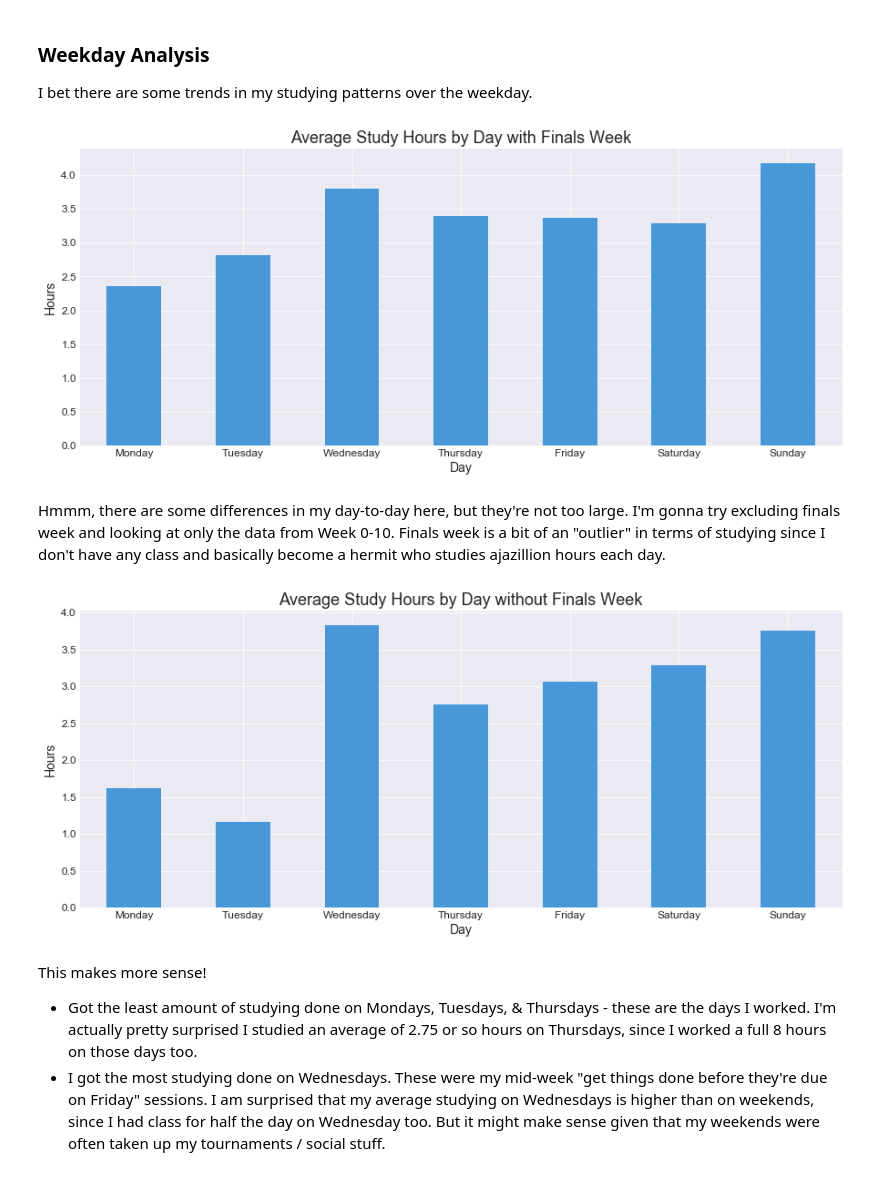
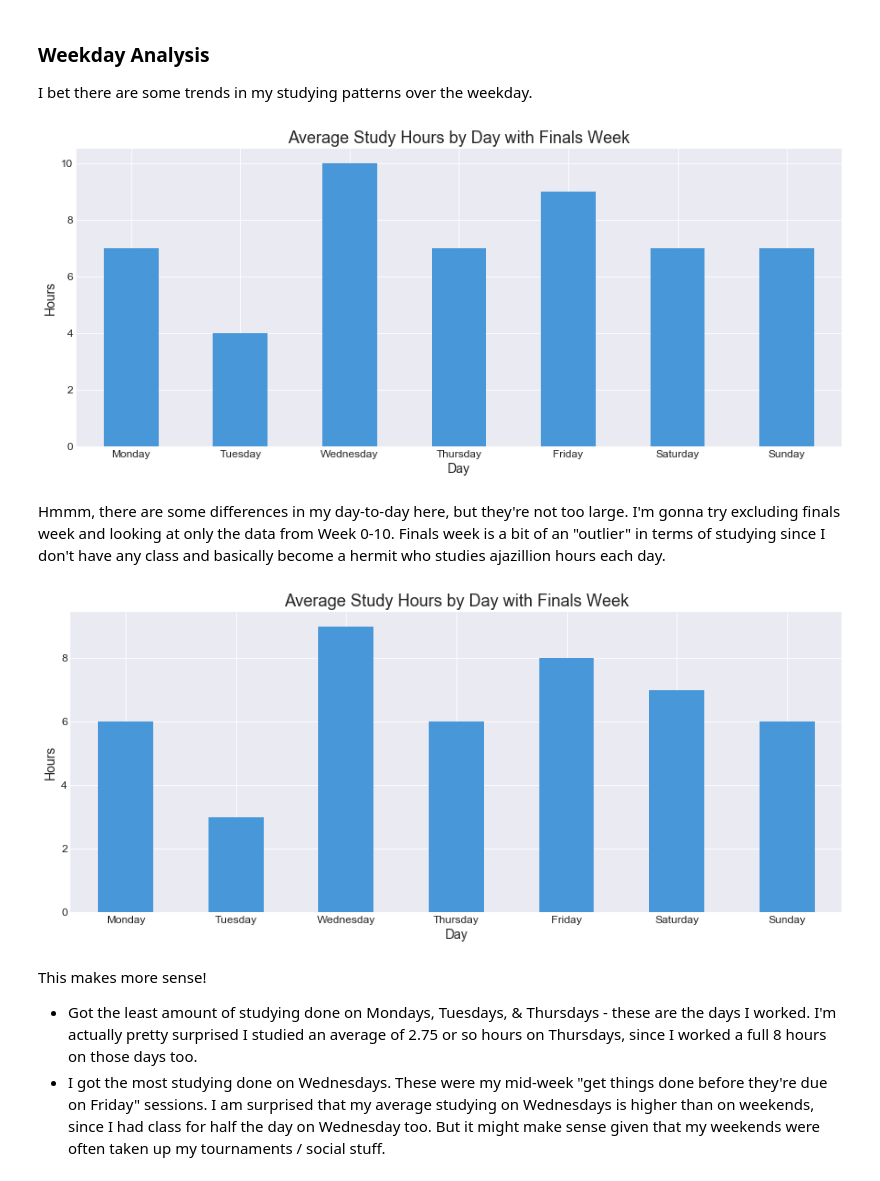
Before and after one commit to ashleyshine/ticktock, a Jupyter notebook: Tracking-Time.ipynb, the cells around one changed output. Cells and saved outputs as stored; diff of their text form; code cells hidden in the pictures.

Commit message:
initial social data analysis

```diff
--- a/Tracking-Time.ipynb
+++ b/Tracking-Time.ipynb
@@ -152,4 +152,14 @@ energetic_colors = np.array(["#4CB5F5", "#B7B8B6", "#34675C", "#B3C100"]) # 11.
 tropical_colors = np.array(["#4897D8", "#FFDB5C", "#FA6E59", "#F8A055"]) # 33. Fun & Tropical
 
 tropical_colors_2 = tropical_colors[[0,2,3]] # FILM TV 6A, MATH 131A, STATS 101A
+# %%
+def create_plot(figsize=(15,6), title="", xlabel="", ylabel=""):
+    """
+    Create matplotlib plot with provided parameters. Returns fig, ax.
+    """
+    fig, ax = plt.subplots(figsize=figsize)
+    ax.set_title(title)
+    ax.set_xlabel(xlabel)
+    ax.set_ylabel(ylabel)
+    return fig, ax
 # %%
@@ -351,45 +336,43 @@ plt.show()
 
 I bet there are some trends in my studying patterns over the weekday.
 # %%
-def group_by_weekday(df):
+def group_by_weekday(df, function="size"):
     """
-    Return Series with data grouped by weekday. Takes mean of 'total_time' column.
+    Return dataframe with data grouped by weekday using function.
     Params:
-        df: Series with dates as index and 'total_time' column.
+        df: Series with dates as index.
     """
-    return df.groupby(lambda x: calendar.day_name[x.weekday()], as_index=True).mean()
+    if function == "mean":
+        result = df.groupby(lambda x: calendar.day_name[x.weekday()], as_index=True).mean()
+    elif function == "size":
+        result = df.groupby(lambda x: calendar.day_name[x.weekday()], as_index=True).size()
+    return result
 # %%
 # reindex by weekday name to get correct order of Monday - Sunday
 studying_by_weekday = group_by_weekday(all_studying_data).reindex(calendar.day_name)
 # %%
-fig, ax = plt.subplots(figsize=(15, 6))
+fig, ax = create_plot(title="Average Study Hours by Day with Finals Week", xlabel="Day",
+                      ylabel="Hours")
 
 # trying to plot using ax.Bar() was more pain than it was worth trying to order the days
 studying_by_weekday.plot(kind='bar', color=tropical_colors_2[0], rot=0)
 
-ax.set_title("Average Study Hours by Day with Finals Week")
-ax.set_xlabel("Day")
-ax.set_ylabel("Hours")
-
 plt.show()
 # %% [output]
-[figure, old version]
+[figure, new version]
 # %% [markdown]
 Hmmm, there are some differences in my day-to-day here, but they're not too large. I'm gonna try excluding finals week and looking at only the data from Week 0-10. Finals week is a bit of an "outlier" in terms of studying since I don't have any class and basically become a hermit who studies ajazillion hours each day.
 # %%
 no_finals = group_by_weekday(all_studying_data[:-6]).reindex(calendar.day_name)
 
-fig, ax = plt.subplots(figsize=(15, 6))
+fig, ax = create_plot(title="Average Study Hours by Day with Finals Week", xlabel="Day",
+                      ylabel="Hours")
 
 no_finals.plot(kind='bar', color=tropical_colors_2[0], rot=0)
 
-ax.set_title("Average Study Hours by Day without Finals Week")
-ax.set_xlabel("Day")
-ax.set_ylabel("Hours")
-
 plt.show()
 # %% [output]
-[figure, old version]
+[figure, new version]
 # %% [markdown]
 This makes more sense!
 - Got the least amount of studying done on Mondays, Tuesdays, & Thursdays - these are the days I worked. I'm actually pretty surprised I studied an average of 2.75 or so hours on Thursdays, since I worked a full 8 hours on those days too.
```
Also changed, not shown: parts of 31 cells of this notebook, 1 other file.
